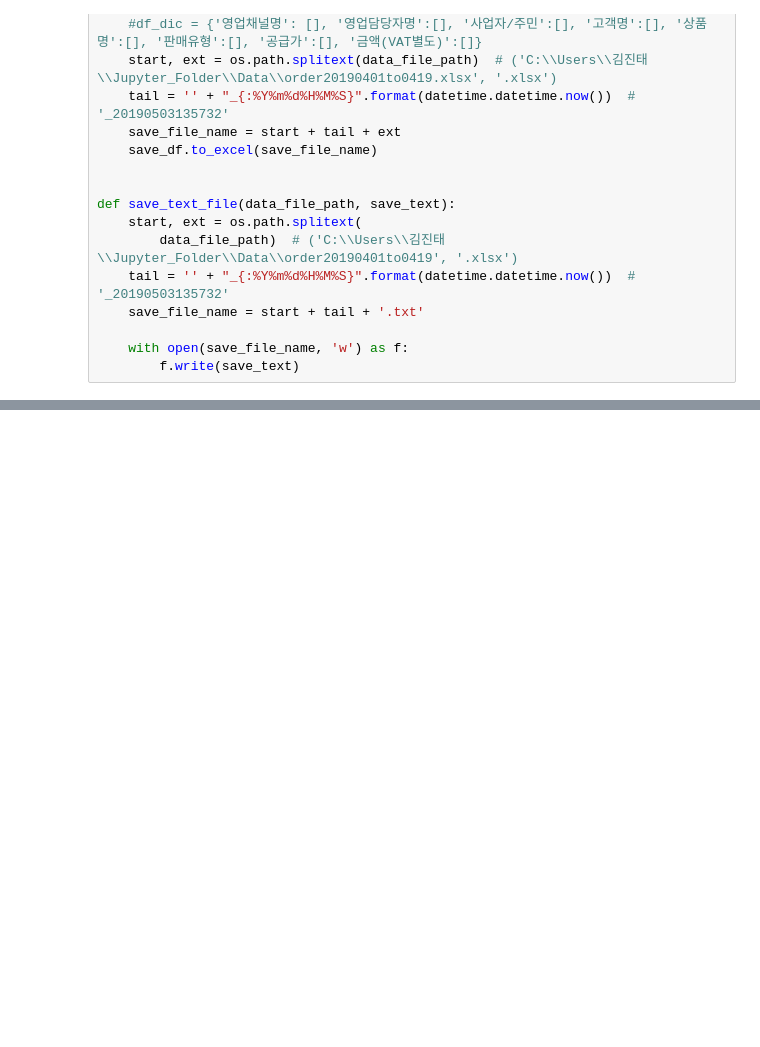
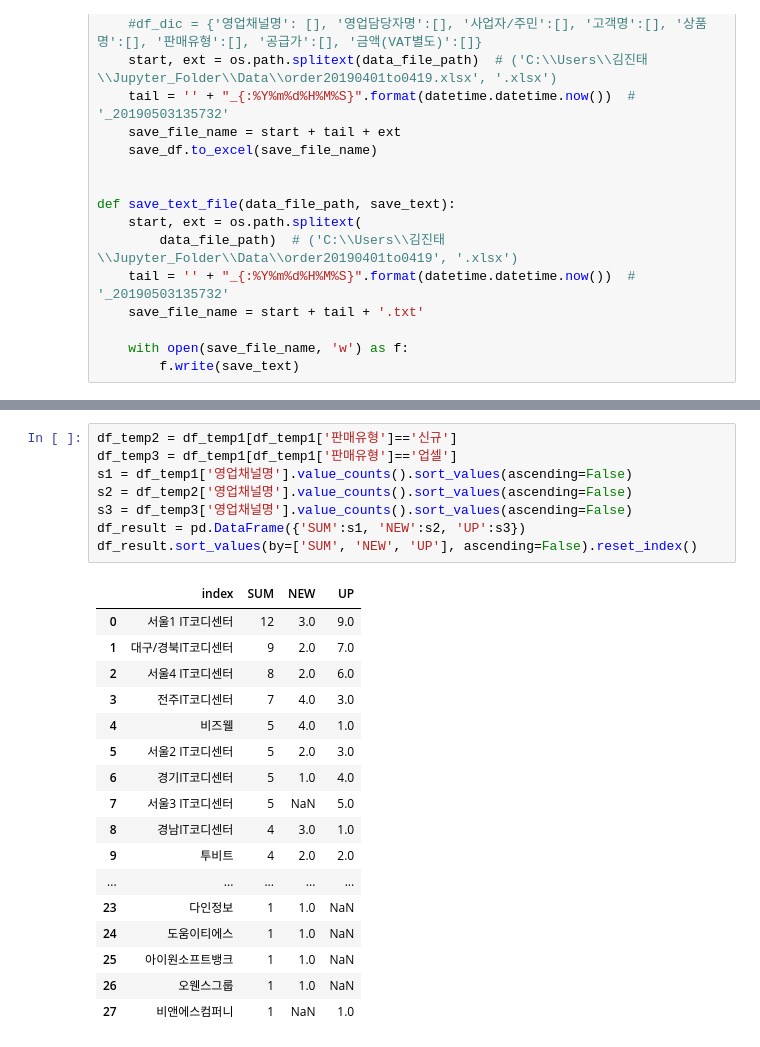
Before and after one commit to primekjt/JupyterFolder, a Jupyter notebook: AlphaCloud_수주분석.ipynb, the cells around one changed output, grey strips where cells are left out. Cells and saved outputs as stored; diff of their text form; blank space fills up the shorter version.

```diff
--- a/AlphaCloud_수주분석.ipynb
+++ b/AlphaCloud_수주분석.ipynb
@@ -221,0 +286,26 @@ df4.head(3)
+# %%
+df_temp2 = df_temp1[df_temp1['판매유형']=='신규']
+df_temp3 = df_temp1[df_temp1['판매유형']=='업셀']
+s1 = df_temp1['영업채널명'].value_counts().sort_values(ascending=False)
+s2 = df_temp2['영업채널명'].value_counts().sort_values(ascending=False)
+s3 = df_temp3['영업채널명'].value_counts().sort_values(ascending=False)
+df_result = pd.DataFrame({'SUM':s1, 'NEW':s2, 'UP':s3})
+df_result.sort_values(by=['SUM', 'NEW', 'UP'], ascending=False).reset_index()
+# %% [output]
+|  | index | SUM | NEW | UP |
+| 0 | 서울1 IT코디센터 | 12 | 3.0 | 9.0 |
+| 1 | 대구/경북IT코디센터 | 9 | 2.0 | 7.0 |
+| 2 | 서울4 IT코디센터 | 8 | 2.0 | 6.0 |
+| 3 | 전주IT코디센터 | 7 | 4.0 | 3.0 |
+| 4 | 비즈웰 | 5 | 4.0 | 1.0 |
+| 5 | 서울2 IT코디센터 | 5 | 2.0 | 3.0 |
+| 6 | 경기IT코디센터 | 5 | 1.0 | 4.0 |
+| 7 | 서울3 IT코디센터 | 5 | NaN | 5.0 |
+| 8 | 경남IT코디센터 | 4 | 3.0 | 1.0 |
+| 9 | 투비트 | 4 | 2.0 | 2.0 |
+| ... | ... | ... | ... | ... |
+| 23 | 다인정보 | 1 | 1.0 | NaN |
+| 24 | 도움이티에스 | 1 | 1.0 | NaN |
+| 25 | 아이원소프트뱅크 | 1 | 1.0 | NaN |
+| 26 | 오웬스그룹 | 1 | 1.0 | NaN |
+| 27 | 비앤에스컴퍼니 | 1 | NaN | 1.0 |
```
Also changed, not shown: parts of 24 cells of this notebook, 2 other files.
